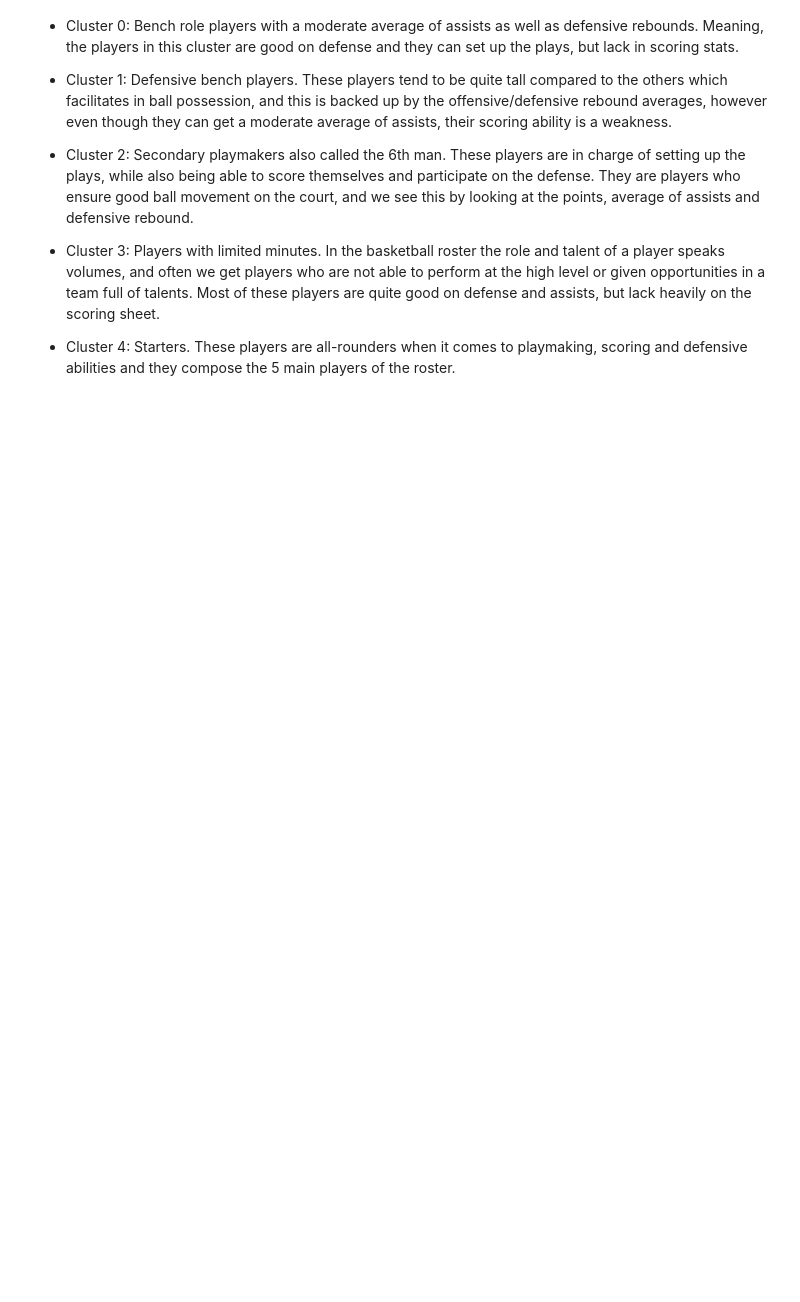
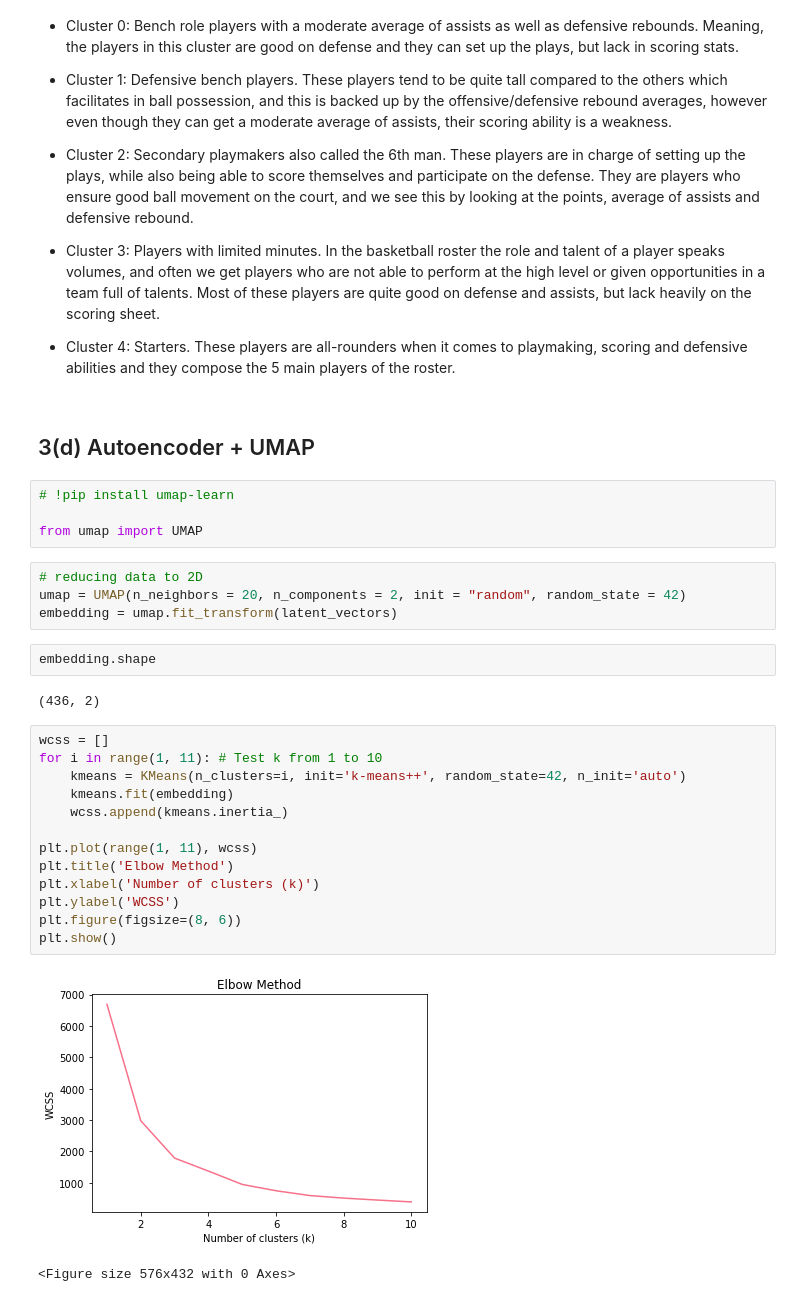
Before and after one commit to SeanMz28/IDVE_assignment2, a Jupyter notebook: assignment2.ipynb, the cells around one changed output. Drawn from its saved outputs; the diff is of its cells as text; blank space fills up the shorter version.

```diff
--- a/assignment2.ipynb
+++ b/assignment2.ipynb
@@ -1077,3 +1077,33 @@ By using the table of averages above is how we were able to properly describe th
 - Cluster 3: Players with limited minutes. In the basketball roster the role and talent of a player speaks volumes, and often we get players who are not able to perform at the high level or given opportunities in a team full of talents. Most of these players are quite good on defense and assists, but lack heavily on the scoring sheet.
 
 - Cluster 4: Starters. These players are all-rounders when it comes to playmaking, scoring and defensive abilities and they compose the 5 main players of the roster.
+# %% [markdown]
+## 3(d) Autoencoder + UMAP
+# %%
+# !pip install umap-learn
+
+from umap import UMAP
+# %%
+# reducing data to 2D
+umap = UMAP(n_neighbors = 20, n_components = 2, init = "random", random_state = 42)
+embedding = umap.fit_transform(latent_vectors)
+# %%
+embedding.shape
+# %% [output]
+(436, 2)
+# %%
+wcss = []
+for i in range(1, 11): # Test k from 1 to 10
+    kmeans = KMeans(n_clusters=i, init='k-means++', random_state=42, n_init='auto')
+    kmeans.fit(embedding)
+    wcss.append(kmeans.inertia_)
+
+plt.plot(range(1, 11), wcss)
+plt.title('Elbow Method')
+plt.xlabel('Number of clusters (k)')
+plt.ylabel('WCSS')
+plt.figure(figsize=(8, 6))
+plt.show()
+# %% [output]
+[figure, added]
+<Figure size 576x432 with 0 Axes>
```
Also changed, not shown: parts of 5 cells of this notebook.
